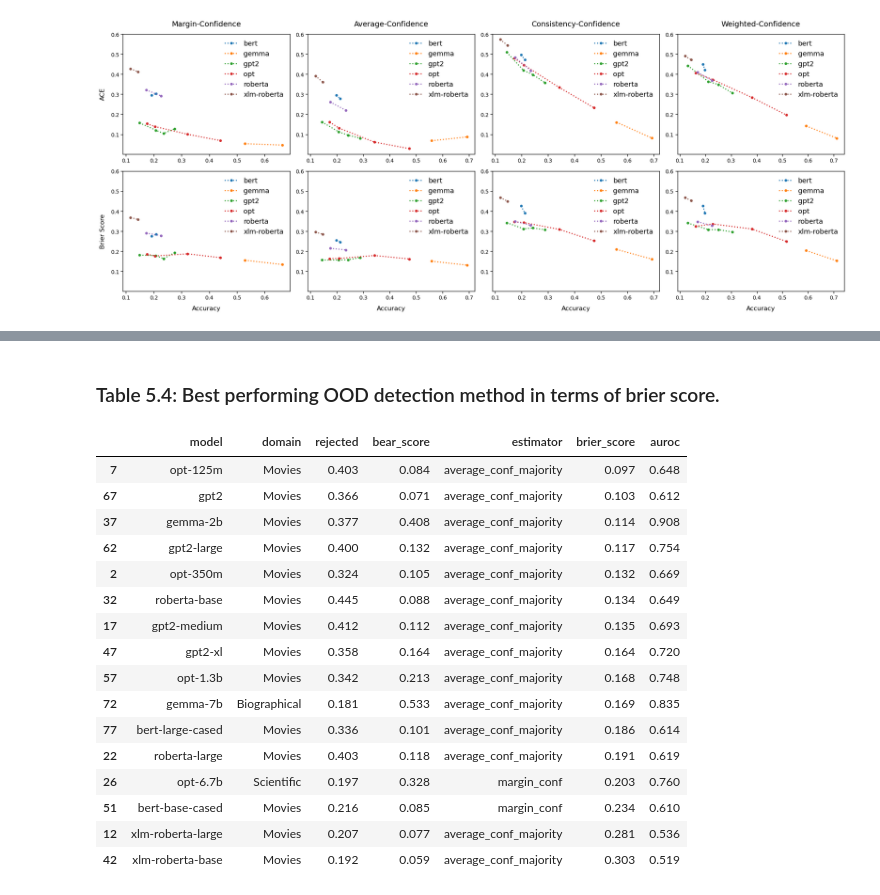
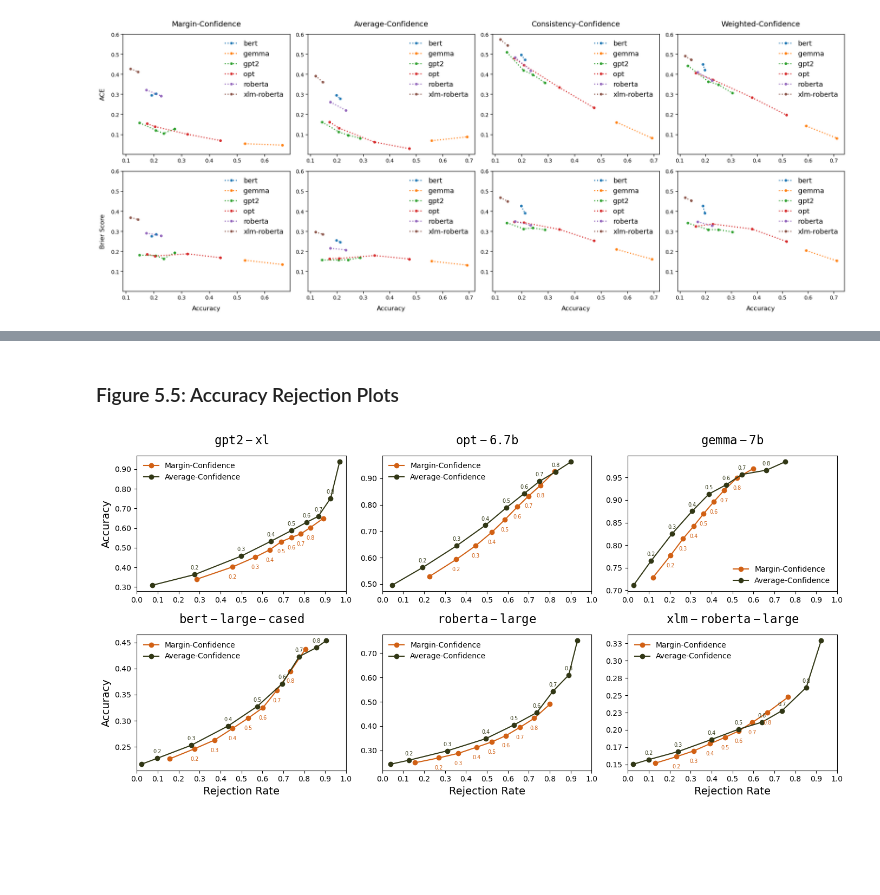
Before and after one commit to diamir707/LMsCONFonBEAR, a Jupyter notebook: results/e2estimates_eval.ipynb, the cells around one changed output, grey strips where cells are left out. Saved outputs shown, nothing was run; the diff lists cells and outputs as text; code cells hidden in the pictures; blank space fills up the shorter version.

```diff
--- a/results/e2estimates_eval.ipynb
+++ b/results/e2estimates_eval.ipynb
@@ -404,2 +343,2 @@ for model, domain, bear_score in zip(r["model"], r["domain"], r["bear_score"]):
 # %% [markdown]
-### Table 5.4: Best performing OOD detection method in terms of brier score.
+### Figure 5.5: Accuracy Rejection Plots
@@ -414,25 +344,0 @@ for model, domain, bear_score in zip(r["model"], r["domain"], r["bear_score"]):
-# %%
-(
-    pd.DataFrame(results_ood)
-    .round(3)
-    .pipe(lambda row: row.loc[row.groupby("model")["brier_score"].idxmin()])
-    .sort_values("brier_score")
-)
-# %% [output]
-|  | model | domain | rejected | bear_score | estimator | brier_score | auroc |
-| 7 | opt-125m | Movies | 0.403 | 0.084 | average_conf_majority | 0.097 | 0.648 |
-| 67 | gpt2 | Movies | 0.366 | 0.071 | average_conf_majority | 0.103 | 0.612 |
-| 37 | gemma-2b | Movies | 0.377 | 0.408 | average_conf_majority | 0.114 | 0.908 |
-| 62 | gpt2-large | Movies | 0.400 | 0.132 | average_conf_majority | 0.117 | 0.754 |
-| 2 | opt-350m | Movies | 0.324 | 0.105 | average_conf_majority | 0.132 | 0.669 |
-| 32 | roberta-base | Movies | 0.445 | 0.088 | average_conf_majority | 0.134 | 0.649 |
-| 17 | gpt2-medium | Movies | 0.412 | 0.112 | average_conf_majority | 0.135 | 0.693 |
-| 47 | gpt2-xl | Movies | 0.358 | 0.164 | average_conf_majority | 0.164 | 0.720 |
-| 57 | opt-1.3b | Movies | 0.342 | 0.213 | average_conf_majority | 0.168 | 0.748 |
-| 72 | gemma-7b | Biographical | 0.181 | 0.533 | average_conf_majority | 0.169 | 0.835 |
-| 77 | bert-large-cased | Movies | 0.336 | 0.101 | average_conf_majority | 0.186 | 0.614 |
-| 22 | roberta-large | Movies | 0.403 | 0.118 | average_conf_majority | 0.191 | 0.619 |
-| 26 | opt-6.7b | Scientific | 0.197 | 0.328 | margin_conf | 0.203 | 0.760 |
-| 51 | bert-base-cased | Movies | 0.216 | 0.085 | margin_conf | 0.234 | 0.610 |
-| 12 | xlm-roberta-large | Movies | 0.207 | 0.077 | average_conf_majority | 0.281 | 0.536 |
-| 42 | xlm-roberta-base | Movies | 0.192 | 0.059 | average_conf_majority | 0.303 | 0.519 |
@@ -438,0 +394,41 @@ for model, domain, bear_score in zip(r["model"], r["domain"], r["bear_score"]):
+# %%
+fig, axes = plt.subplots(2, 3, figsize=(14, 7), sharey=False, sharex=False)
+axes = axes.flat
+
+for i, model in enumerate(models):
+    m = threshold_results.query("model == @model")
+
+    # Plot lines
+    axes[i].plot(m.rejected_frac_margin, m.frac_true_margin, marker="o", label="Margin-Confidence", color="#d16014")
+    axes[i].plot(m.rejected_frac_average, m.frac_true_average, marker="o", label="Average-Confidence", color="#313715")
+
+    axes[i].set_title(rf"$\mathtt{{{model}}}$", fontsize=16, pad=15)
+    axes[i].legend(frameon=False, fontsize=10, loc="upper left" if model != "gemma-7b" else "lower right")
+    axes[i].set_xlim(0, 1)
+    axes[i].set_xticks([j/10 for j in range(0, 11)])
+    axes[i].yaxis.set_major_formatter(plt.FuncFormatter(lambda y, _: f"{y:.2f}"))
+
+    if i >= 3:
+        axes[i].set_xlabel("Rejection Rate", fontsize=14)
+    if i in [0, 3]:
+        axes[i].set_ylabel("Accuracy", fontsize=14)
+
+    # Annotate some thresholds for clarity
+    for j, t in enumerate(m.threshold):
+        if t not in [0.1, 0.9]:  # only annotate selected thresholds
+            # Average-Confidence annotation (shift upwards)
+            axes[i].annotate(f"{t:.1f}",
+                             xy=(m.rejected_frac_average.iloc[j], m.frac_true_average.iloc[j]),
+                             xytext=(0, 5), textcoords="offset points",
+                             ha="center", va="bottom", color="#313715", fontsize=7)
+            # Margin-Confidence annotation (shift downwards)
+            axes[i].annotate(f"{t:.1f}",
+                             xy=(m.rejected_frac_margin.iloc[j], m.frac_true_margin.iloc[j]),
+                             xytext=(0, -10), textcoords="offset points",
+                             ha="center", va="top", color="#d16014", fontsize=7)
+
+plt.tight_layout()
+plt.savefig(graphics_path + "rejection_vs_accuracy_plot" + graphics_format, dpi=600)
+plt.show()
+# %% [output]
+[figure, added]
```
Also changed, not shown: parts of 6 cells of this notebook, 3 other files.
